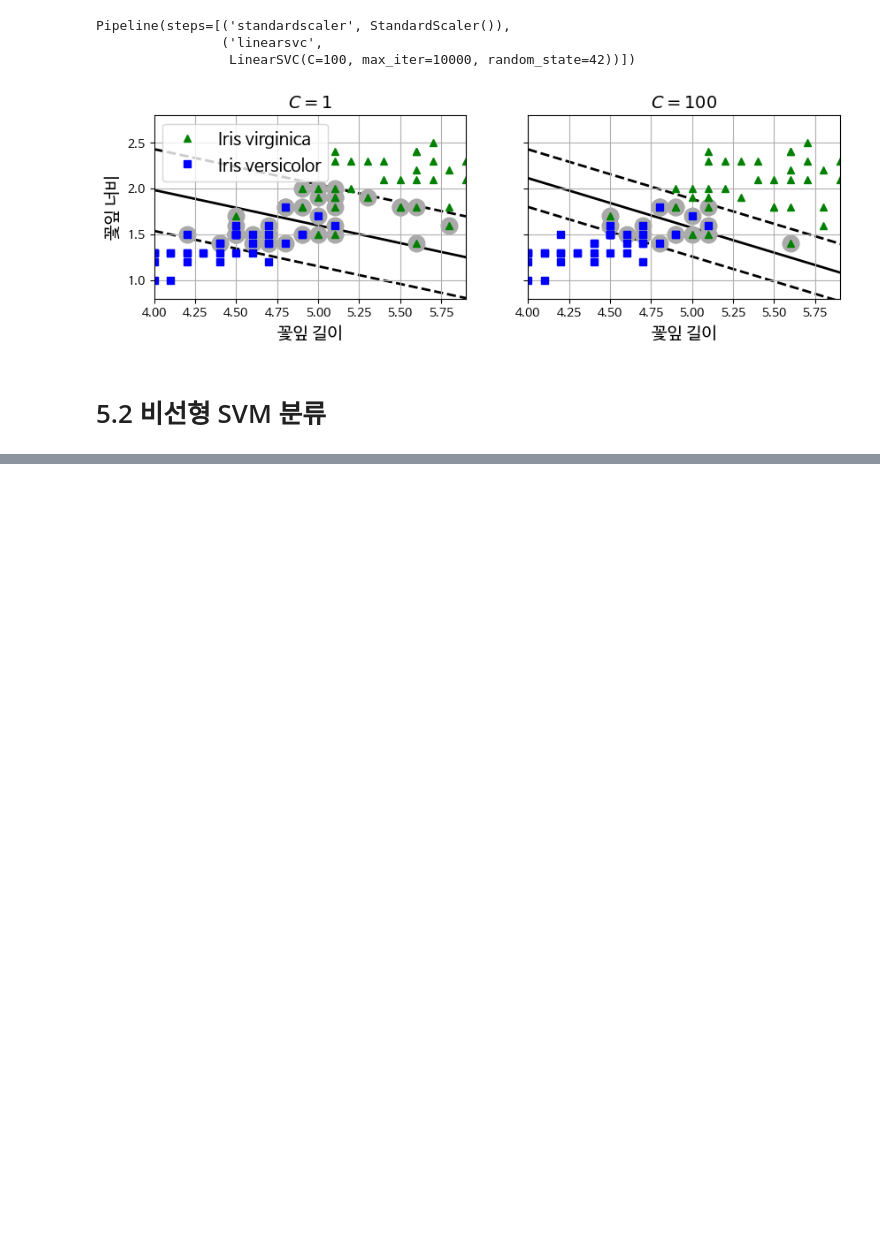
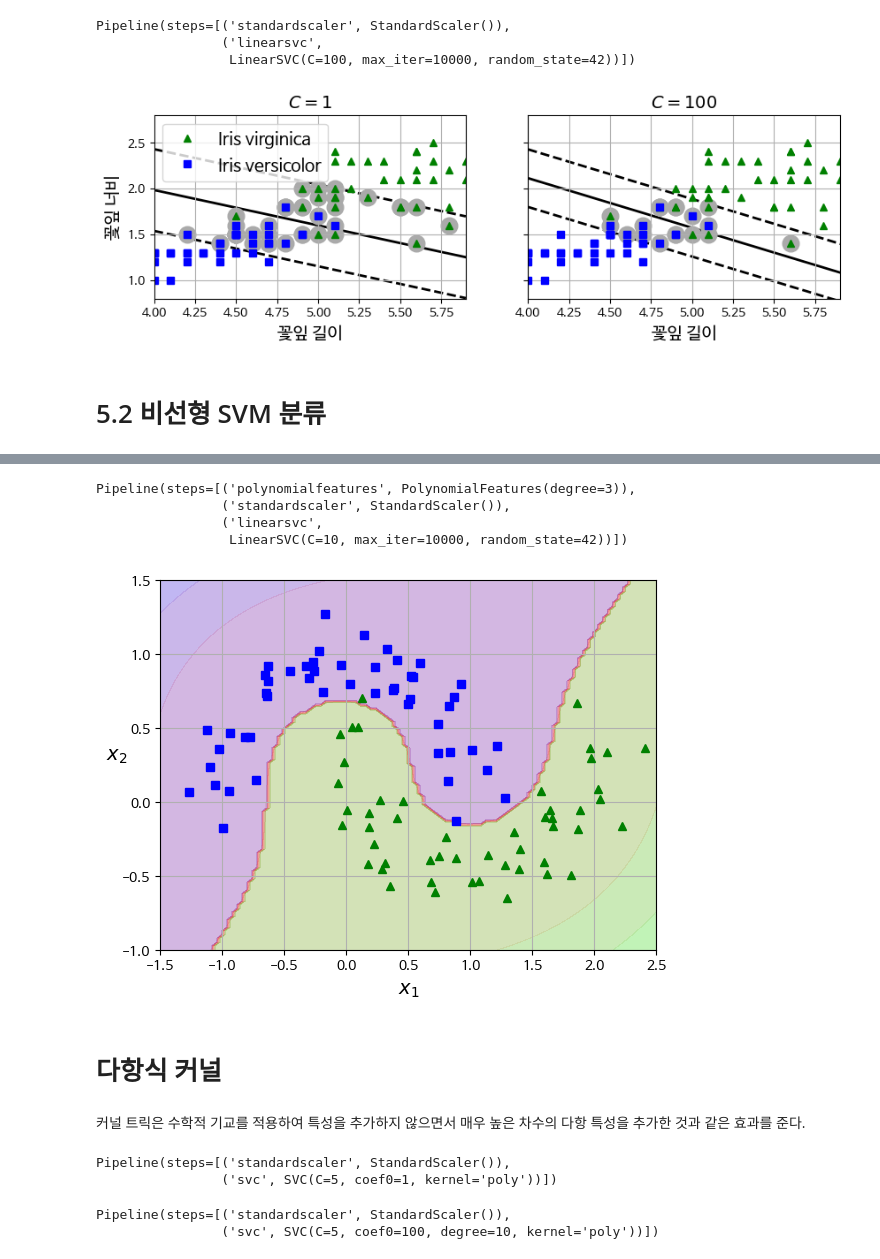
Before and after one commit to sheepjun96/Hands_On-Maching-Learning, a Jupyter notebook: 5장_서포트_벡터_머신.ipynb, the cells around one changed output, grey strips where cells are left out. Saved outputs shown, nothing was run; the diff lists cells and outputs as text; code cells hidden in the pictures; blank space fills up the shorter version.

```diff
--- a/5장_서포트_벡터_머신.ipynb
+++ b/5장_서포트_벡터_머신.ipynb
@@ -288,0 +320,65 @@ X1
+# %%
+from sklearn.datasets import make_moons
+from sklearn.preprocessing import PolynomialFeatures
+
+X, y = make_moons(n_samples=100, noise=0.15, random_state=42)
+
+polynomial_svm_clf = make_pipeline(
+    PolynomialFeatures(degree=3),
+    StandardScaler(),
+    LinearSVC(C=10, max_iter=10_000, random_state=42)
+)
+polynomial_svm_clf.fit(X, y)
+# %% [output]
+Pipeline(steps=[('polynomialfeatures', PolynomialFeatures(degree=3)),
+                ('standardscaler', StandardScaler()),
+                ('linearsvc',
+                 LinearSVC(C=10, max_iter=10000, random_state=42))])
+# %%
+def plot_dataset(X, y, axes):
+    plt.plot(X[:, 0][y==0], X[:, 1][y==0], "bs")
+    plt.plot(X[:, 0][y==1], X[:, 1][y==1], "g^")
+    plt.axis(axes)
+    plt.grid(True)
+    plt.xlabel("$x_1$")
+    plt.ylabel("$x_2$", rotation=0)
+# %%
+def plot_predictions(clf, axes):
+    x0s = np.linspace(axes[0], axes[1], 100)
+    x1s = np.linspace(axes[2], axes[3], 100)
+    x0, x1 = np.meshgrid(x0s, x1s)
+    X = np.c_[x0.ravel(), x1.ravel()]   # ravel은 1차원으로 평평하게 펴줌
+    y_pred = clf.predict(X).reshape(x0.shape)
+    y_decision = clf.decision_function(X).reshape(x0.shape)
+    plt.contourf(x0, x1, y_pred, cmap=plt.cm.brg, alpha=0.2)    # 등고선
+    plt.contourf(x0, x1, y_decision, cmap=plt.cm.brg, alpha=0.1)
+# %%
+plot_predictions(polynomial_svm_clf, [-1.5, 2.5, -1, 1.5])
+plot_dataset(X, y, [-1.5, 2.5, -1, 1.5])
+
+plt.show()
+# %% [output]
+[figure, added]
+# %% [markdown]
+# 다항식 커널
+# %% [markdown]
+커널 트릭은 수학적 기교를 적용하여 특성을 추가하지 않으면서 매우 높은 차수의 다항 특성을 추가한 것과 같은 효과를 준다.
+# %%
+from sklearn.svm import SVC
+
+poly_kernel_svm_clf = make_pipeline(StandardScaler(),
+                                    SVC(kernel="poly", degree=3, coef0=1, C=5))    # coef0는 모델이 높은 차수와 낮은 차수에 얼마나 영향을 받을지 조절
+# 3차 다항식 커널
+poly_kernel_svm_clf.fit(X,y)
+# %% [output]
+Pipeline(steps=[('standardscaler', StandardScaler()),
+                ('svc', SVC(C=5, coef0=1, kernel='poly'))])
+# %%
+poly100_kernel_svm_clf = make_pipeline(
+    StandardScaler(),
+    SVC(kernel="poly", degree=10, coef0=100, C=5)
+)
+poly100_kernel_svm_clf.fit(X,y)
+# %% [output]
+Pipeline(steps=[('standardscaler', StandardScaler()),
+                ('svc', SVC(C=5, coef0=100, degree=10, kernel='poly'))])
```
Also changed, not shown: parts of 8 cells of this notebook.
